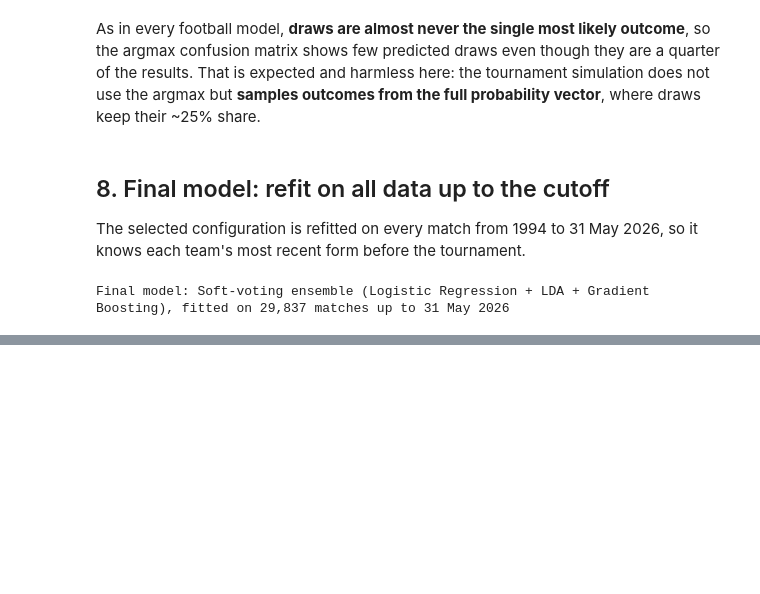
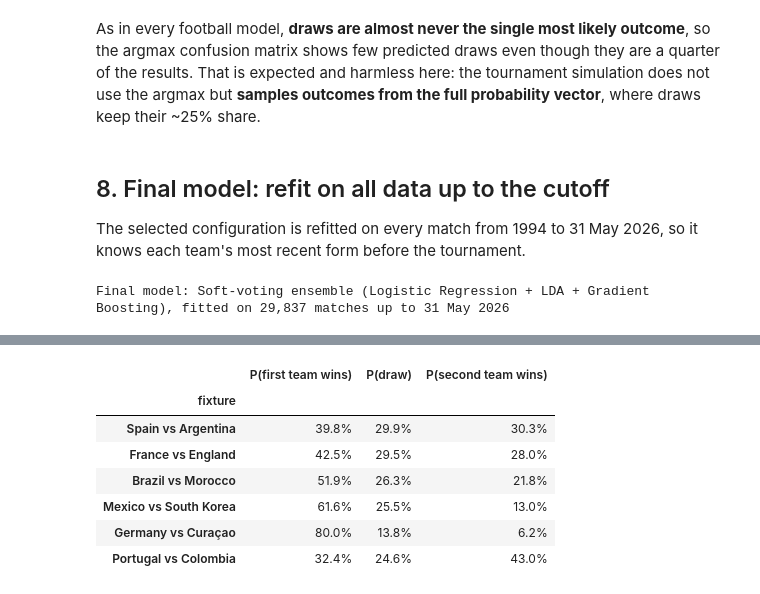
Before and after one commit to liiiira/wc_predictor, a Jupyter notebook: worldcup_2026_prediction.ipynb, the cells around one changed output, grey strips where cells are left out. Cells and saved outputs as stored; diff of their text form; code cells hidden in the pictures; blank space fills up the shorter version.

```diff
--- a/worldcup_2026_prediction.ipynb
+++ b/worldcup_2026_prediction.ipynb
@@ -785,0 +872,63 @@ Final model: Soft-voting ensemble (Logistic Regression + LDA + Gradient Boosting
+# %%
+def fixture_frame(pairs, is_home):
+    rows = []
+    for home, away in pairs:
+        sh, sa = STATE[home], STATE[away]
+        key = (home, away) if home < away else (away, home)
+        n, s_first = H2H.get(key, (0, 0.0))
+        s_home = s_first if home == key[0] else n - s_first
+        row = {f'{f}_home': sh[f] for f in ['elo'] + TEAM_FEATS}
+        row.update({f'{f}_away': sa[f] for f in ['elo'] + TEAM_FEATS})
+        row.update({'is_home': is_home, 'h2h_n': np.log1p(n), 'h2h_share': (s_home + 1) / (n + 2), 'tier': 'world_cup'})
+        rows.append(row)
+    return build_features(pd.DataFrame(rows))[FEATURES]
+
+def probability_matrices(model):
+    """Return (P_group, P_venue).
+
+    P[i, j] = (P(i wins), P(draw), P(j wins)). P_group gives every host home advantage
+    (each host plays its group in its own country); P_venue[h] gives it only to host h,
+    for knockout matches played in h's country. All other pairs are neutral and symmetrised.
+    """
+    n = len(TEAMS)
+    pairs = [(i, j) for i in range(n) for j in range(n) if i != j]
+    raw = model.predict_proba(fixture_frame([(TEAMS[i], TEAMS[j]) for i, j in pairs], 0))[:, ::-1]
+    as_home = np.zeros((n, n, 3))
+    for (i, j), p in zip(pairs, raw):
+        as_home[i, j] = p                                       # i listed first, neutral venue
+    P_neutral = np.zeros((n, n, 3))
+    for i, j in pairs:
+        P_neutral[i, j] = 0.5 * (as_home[i, j] + as_home[j, i][::-1])  # symmetrise
+
+    host_pairs = [(T[h], j) for h in sorted(HOSTS) for j in range(n) if j != T[h]]
+    raw_h = model.predict_proba(fixture_frame([(TEAMS[i], TEAMS[j]) for i, j in host_pairs], 1))[:, ::-1]
+    at_home = dict(zip(host_pairs, raw_h))
+
+    def with_home(hosts):
+        P = P_neutral.copy()
+        for (i, j), p in at_home.items():
+            if TEAMS[i] in hosts and TEAMS[j] not in hosts:
+                P[i, j], P[j, i] = p, p[::-1]
+        return P
+
+    return with_home(HOSTS), {h: with_home({h}) for h in HOSTS}
+
+P, P_VENUE = probability_matrices(final_model)
+for M in [P, *P_VENUE.values()]:
+    assert np.allclose(M.sum(2)[~np.eye(48, dtype=bool)], 1) and np.allclose(M[:, :, 0], M.transpose(1, 0, 2)[:, :, 2])
+
+examples = [('Spain', 'Argentina'), ('France', 'England'), ('Brazil', 'Morocco'), ('Mexico', 'South Korea'),
+            ('Germany', 'Curaçao'), ('Portugal', 'Colombia')]
+display(pd.DataFrame([{'fixture': f'{a} vs {b}', 'P(first team wins)': P[T[a], T[b], 0],
+                       'P(draw)': P[T[a], T[b], 1], 'P(second team wins)': P[T[a], T[b], 2]}
+                      for a, b in examples]).set_index('fixture')
+        .style.format('{:.1%}'))
+# %% [output]
+|  | P(first team wins) | P(draw) | P(second team wins) |
+| fixture |  |  |  |
+| Spain vs Argentina | 39.8% | 29.9% | 30.3% |
+| France vs England | 42.5% | 29.5% | 28.0% |
+| Brazil vs Morocco | 51.9% | 26.3% | 21.8% |
+| Mexico vs South Korea | 61.6% | 25.5% | 13.0% |
+| Germany vs Curaçao | 80.0% | 13.8% | 6.2% |
+| Portugal vs Colombia | 32.4% | 24.6% | 43.0% |
```
Also changed, not shown: parts of 10 cells of this notebook.
